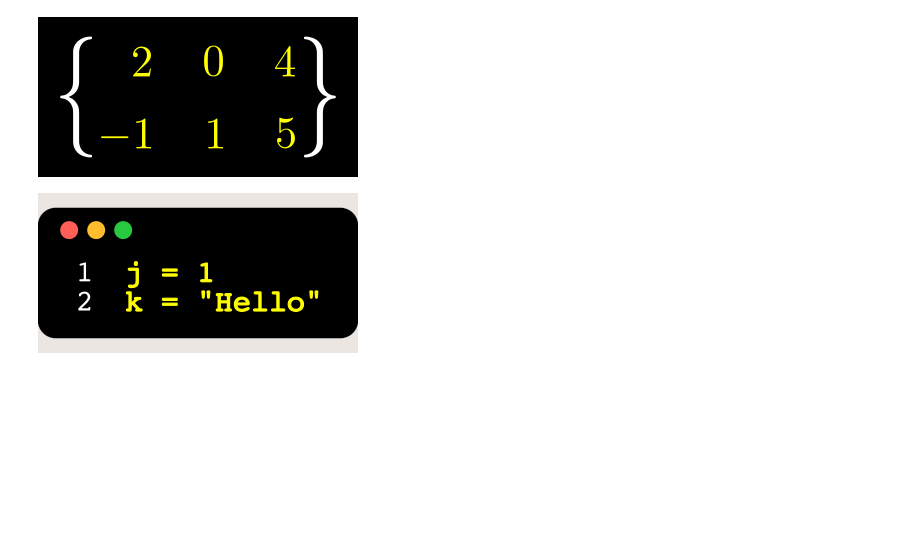
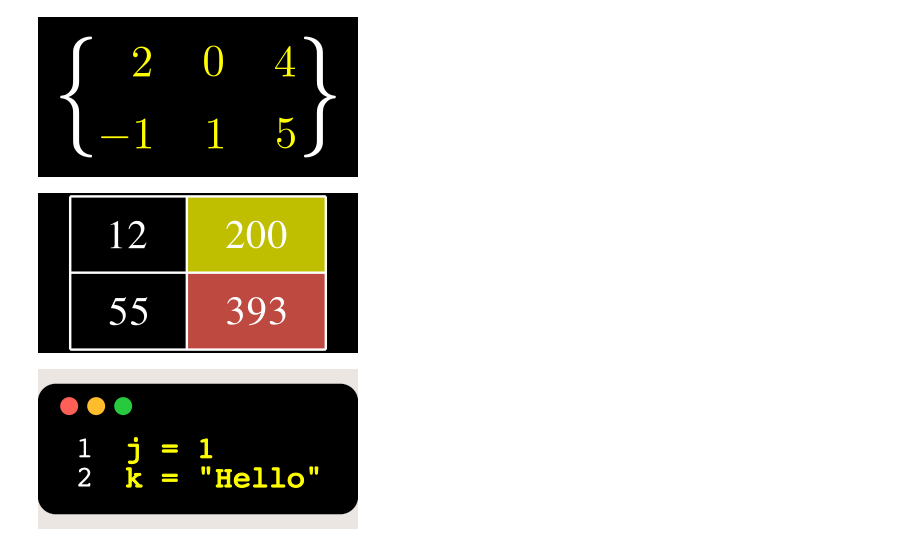
Before and after one commit to kolibril13/mobject-gallery, a Jupyter notebook: Mobjects_Basics.ipynb, the cells around one changed output. Drawn from its saved outputs; the diff is of its cells as text; code cells hidden in the pictures; blank space fills up the shorter version.

Commit message:
added Table

```diff
--- a/Mobjects_Basics.ipynb
+++ b/Mobjects_Basics.ipynb
@@ -862,6 +862,30 @@ mob.set_row_colors(YELLOW, YELLOW)
 name_snippet_pairs[image_full_name] = snippet
 # %% [output]
 [figure]
+# %%
+%%manim $params
+class Example(ZoomedScene):
+    def construct(self):
+        mob = Table(
+            [["12", "200"],
+            ["55","393"]], include_outer_lines=True)
+        mob.add_highlighted_cell((1,2), color=YELLOW)
+        mob.add_highlighted_cell((2,2), color=RED)
+
+        self.add(mob)
+        self.camera.frame.scale(1/2.7)
+
+image_full_name = "Table_add_highlighted_cell.png"
+snippet = """
+mob = Table(
+            [["12", "200"],
+            ["55","393"]], include_outer_lines=True)
+        mob.add_highlighted_cell((1,2), color=YELLOW)
+        self.add(mob)
+"""
+name_snippet_pairs[image_full_name] = snippet
+# %% [output]
+[figure, added]
 # %%
 %%manim $params
 class Example(ZoomedScene):
```
Also changed, not shown: parts of 2 cells of this notebook, 9 other files.
